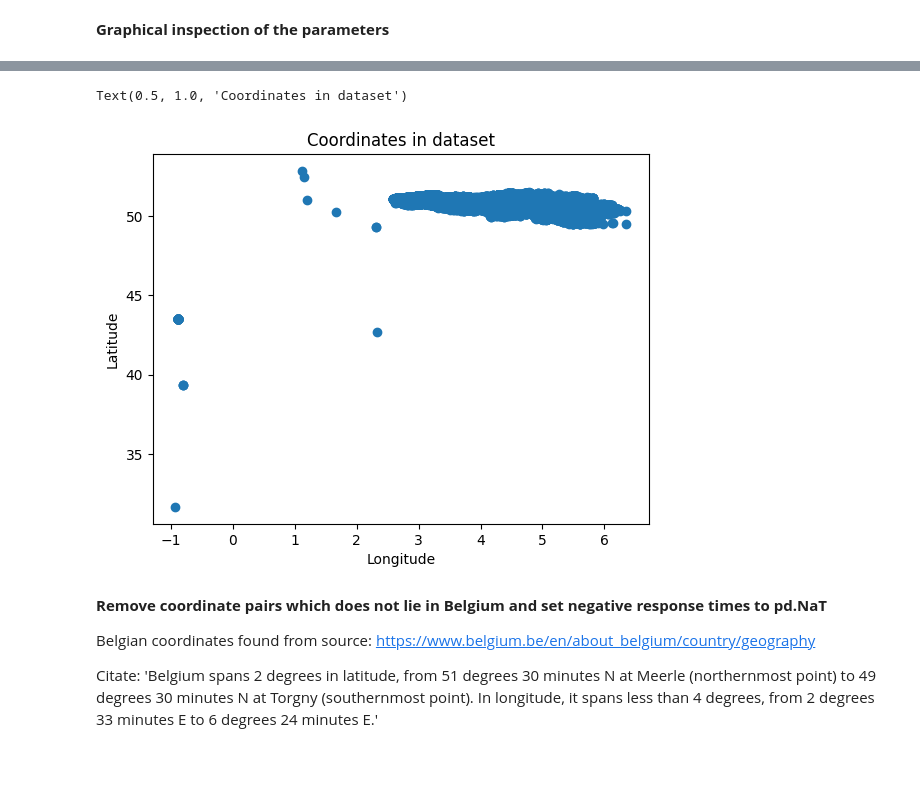
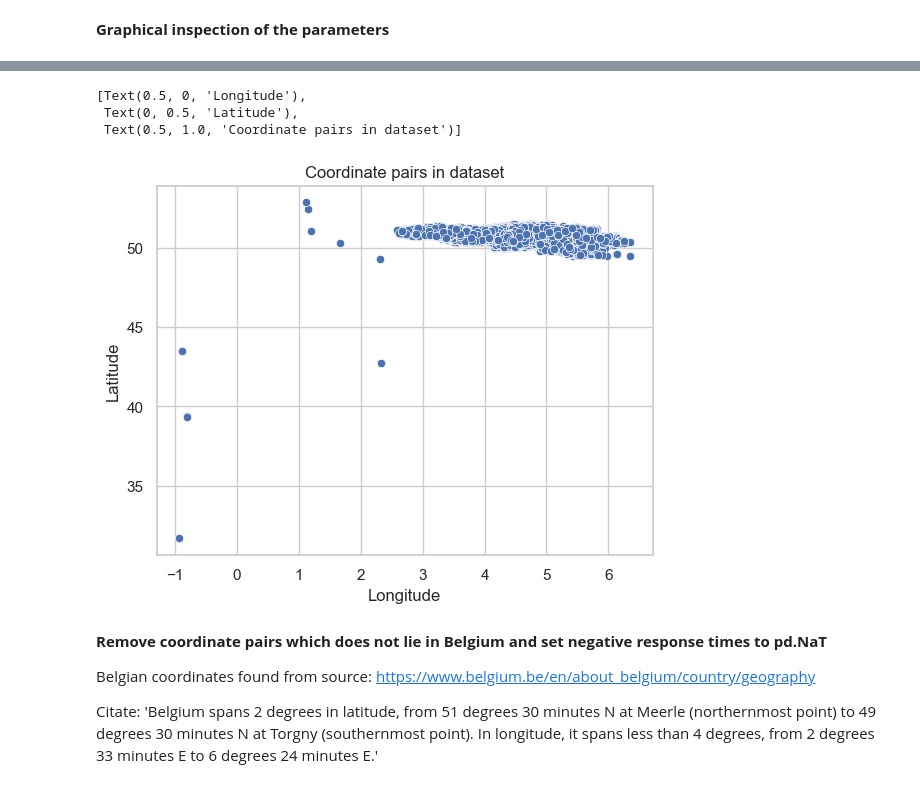
Before and after one commit to JeroenGuillierme/Project-MDA, a Jupyter notebook: 1. Data Exploration and preprocessing.ipynb, the cells around one changed output, grey strips where cells are left out. Cells and saved outputs as stored; diff of their text form; code cells hidden in the pictures.

```diff
--- a/1. Data Exploration and preprocessing.ipynb
+++ b/1. Data Exploration and preprocessing.ipynb
@@ -443,9 +450,12 @@ aed_df['T3-T0'].hist()
-# %%
-plt.scatter(aed_df['Longitude'], aed_df['Latitude']) # There are certainly nine points which does not lie in Belgium
-plt.xlabel('Longitude'); plt.ylabel('Latitude'); plt.title('Coordinates in dataset')
-# %% [output]
-Text(0.5, 1.0, 'Coordinates in dataset')
-[figure, removed]
+# %%
+coordinates = aed_df[['Longitude', 'Latitude']]
+coordinates.reset_index(drop=True, inplace=True) # Indices must be reset, because there were duplicates present
+sns.scatterplot(data=coordinates, x='Longitude', y='Latitude').set(xlabel='Longitude', ylabel='Latitude', title='Coordinate pairs in dataset')
+# %% [output]
+[Text(0.5, 0, 'Longitude'),
+ Text(0, 0.5, 'Latitude'),
+ Text(0.5, 1.0, 'Coordinate pairs in dataset')]
+[figure, added]
 # %% [markdown]
 **Remove coordinate pairs which does not lie in Belgium and set negative response times to pd.NaT**
 
```
Also changed, not shown: parts of 7 cells of this notebook, 1 other file.
